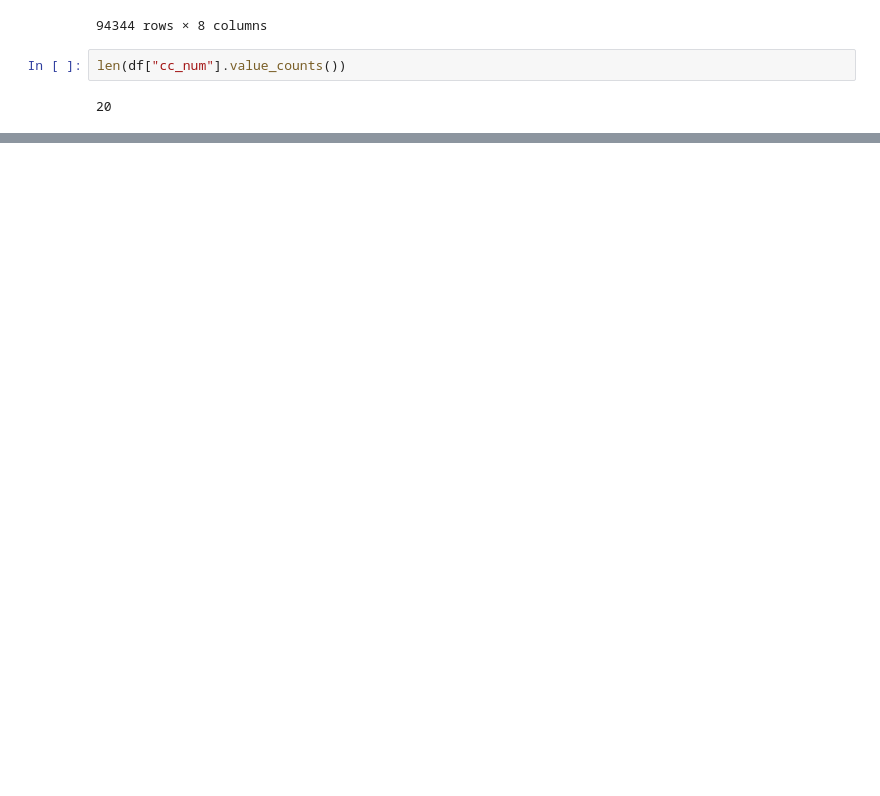
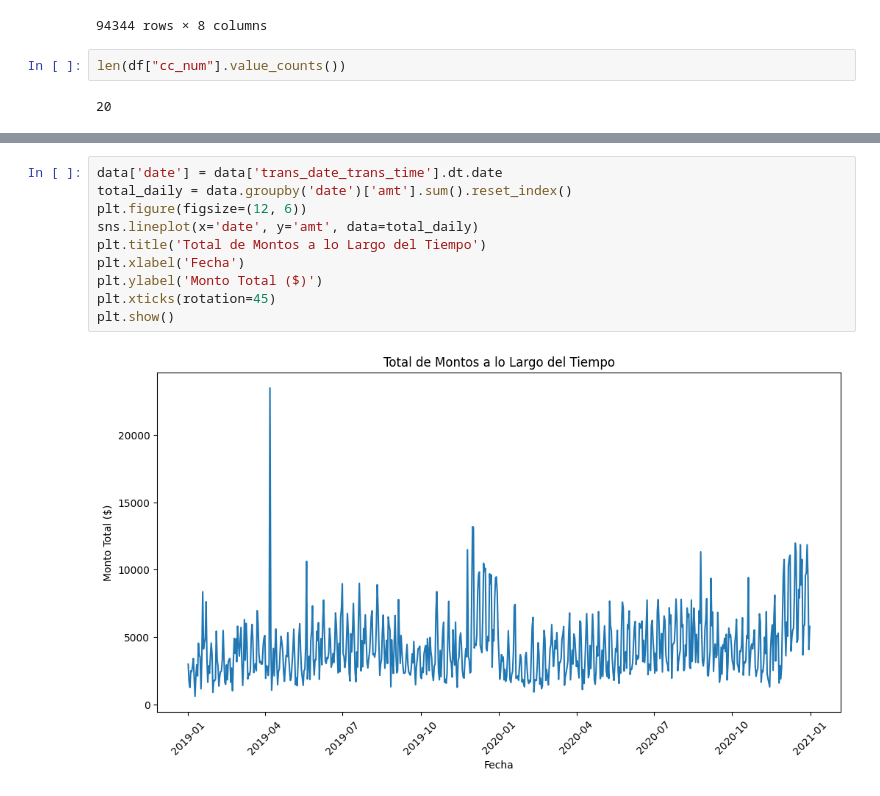
Before and after one commit to Hackathon-HBA/DS, a Jupyter notebook: data.ipynb, the cells around one changed output, grey strips where cells are left out. Cells and saved outputs as stored; diff of their text form; blank space fills up the shorter version.

```diff
--- a/data.ipynb
+++ b/data.ipynb
@@ -409,0 +430,12 @@ extended_data.to_csv('new2.csv', index=False)
+# %%
+data['date'] = data['trans_date_trans_time'].dt.date
+total_daily = data.groupby('date')['amt'].sum().reset_index()
+plt.figure(figsize=(12, 6))
+sns.lineplot(x='date', y='amt', data=total_daily)
+plt.title('Total de Montos a lo Largo del Tiempo')
+plt.xlabel('Fecha')
+plt.ylabel('Monto Total ($)')
+plt.xticks(rotation=45)
+plt.show()
+# %% [output]
+[figure, added]
```
Also changed, not shown: parts of 41 cells of this notebook.
